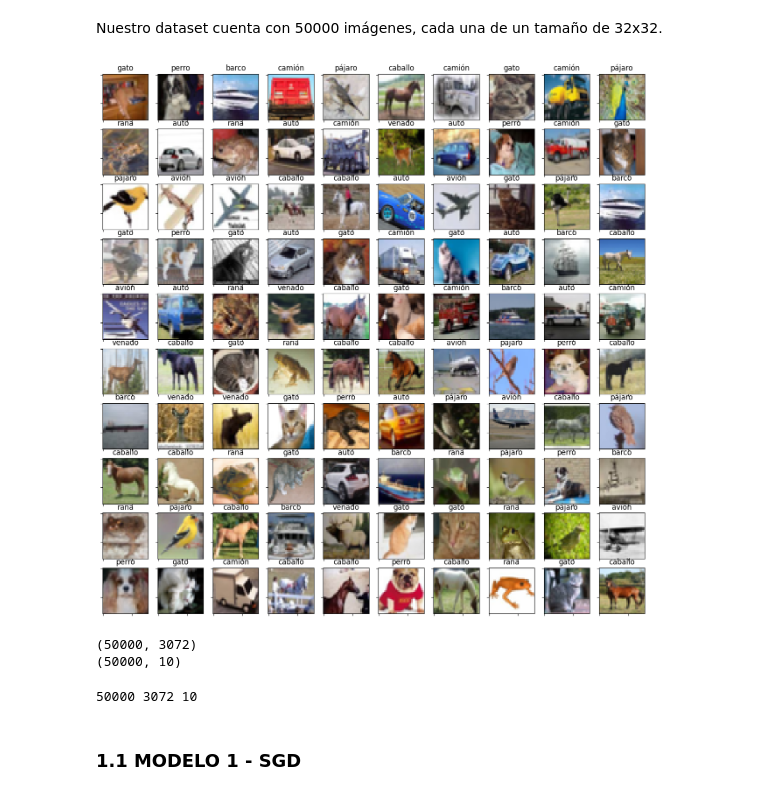
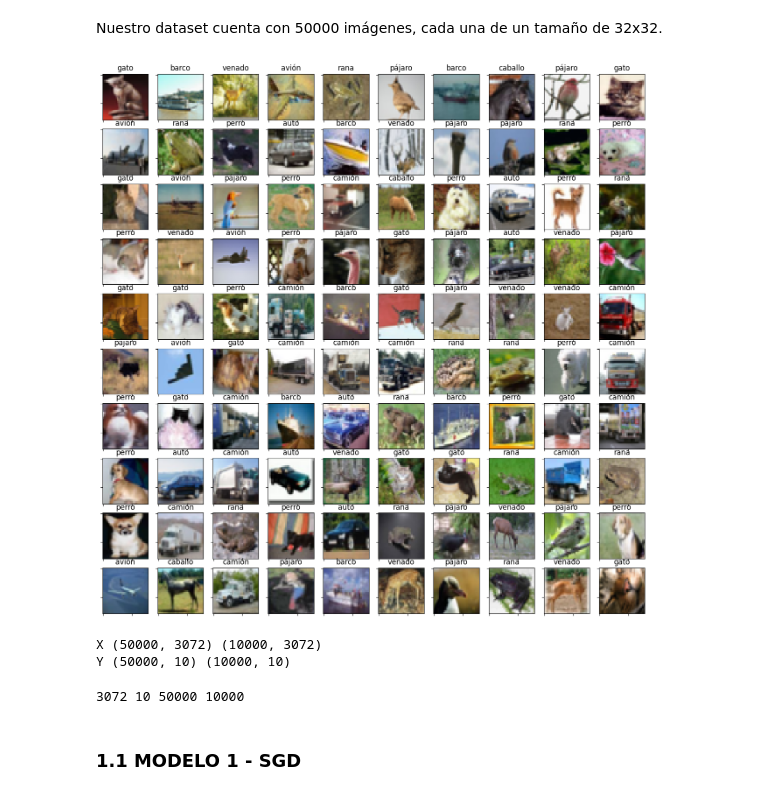
Before and after one commit to CristobalCabezas/deep_learning_duoc_2024, a Jupyter notebook: Respuesta_ET_Forma_C_ipynb.ipynb, the cells around one changed output. Drawn from its saved outputs; the diff is of its cells as text; code cells hidden in the pictures.

```diff
--- a/Respuesta_ET_Forma_C_ipynb.ipynb
+++ b/Respuesta_ET_Forma_C_ipynb.ipynb
@@ -27,6 +30,6 @@ from keras.optimizers import SGD, Adam
 # %%
 # Cargamos nuestro dataset, el cual lo importamos de la libreria de keras
-(imgs,labs), _ = keras.datasets.cifar10.load_data()
-print(imgs.shape)
-print(labs.shape)
+(imgs_train,labs_train), (imgs_test,labs_test) = keras.datasets.cifar10.load_data()
+print(imgs_train.shape)
+print(imgs_test.shape)
 # %% [output]
@@ -42,39 +43,44 @@ nombres = ['avión', 'auto', 'pájaro', 'gato', 'venado', 'perro', 'rana', 'caba
 # %%
 # Mostramos una grilla de ejemplos (al azar)
 
 h = 10 # alto de la grilla
 w = 10 # ancho de la grilla
 fig, axs = plt.subplots(h, w, figsize=(1.6*h,1.6*w))
 for i in range(h):
   for j in range(w):
-    ex = np.random.randint(len(imgs))
-    axs[i,j].set_title(nombres[labs[ex][0]])
+    ex = np.random.randint(len(imgs_test))
+    axs[i,j].set_title(nombres[labs_test[ex][0]])
     axs[i,j].grid(False)
     axs[i,j].set_xticklabels([])
     axs[i,j].set_yticklabels([])
-    axs[i,j].imshow(imgs[ex])
+    axs[i,j].imshow(imgs_test[ex])
 # %% [output]
-[figure, old version]
+[figure, new version]
-# %%
-# los X's los cambiamos a vectores de una dimension
-# y luego normalizamos
-X = imgs.reshape(50000,32*32*3)
-X = X / 255
-print(X.shape)
-
-# los Y's los cambiamos a vecotres de 10 componentes (one-hot)
-Y = keras.utils.to_categorical(labs, 10)
-print(Y.shape)
-# %% [output]
-(50000, 3072)
-(50000, 10)
+# %%
+# Tranformamos los datos para el entrenamiento,
+# Necesitamos transformar tanto el train como el test
+
+X_train = imgs_train.reshape(50000,32*32*3)
+X_test = imgs_test.reshape(10000,32*32*3)
+X_train = X_train / 255
+X_test = X_test / 255
+print('X', X_train.shape, X_test.shape)
+
+Y_train = keras.utils.to_categorical(labs_train, 10)
+Y_test = keras.utils.to_categorical(labs_test, 10)
+print('Y', Y_train.shape, Y_test.shape)
+# %% [output]
+X (50000, 3072) (10000, 3072)
+Y (50000, 10) (10000, 10)
 # %%
-# cantidad de ejemplos, neuronas de entrada y neuronas de salida
+# cantidad de ejemplos (train/test), neuronas de entrada y neuronas de salida
 
-M = X.shape[0]
-N = X.shape[1]
-C = Y.shape[1]
+M_train = X_train.shape[0]
+M_test = X_test.shape[0]
 
-print(M,N,C)
+N = X_train.shape[1]
+C = Y_train.shape[1]
+
+print(N,C,M_train,M_test)
 # %% [output]
-50000 3072 10
+3072 10 50000 10000
```
Also changed, not shown: parts of 32 cells of this notebook.
